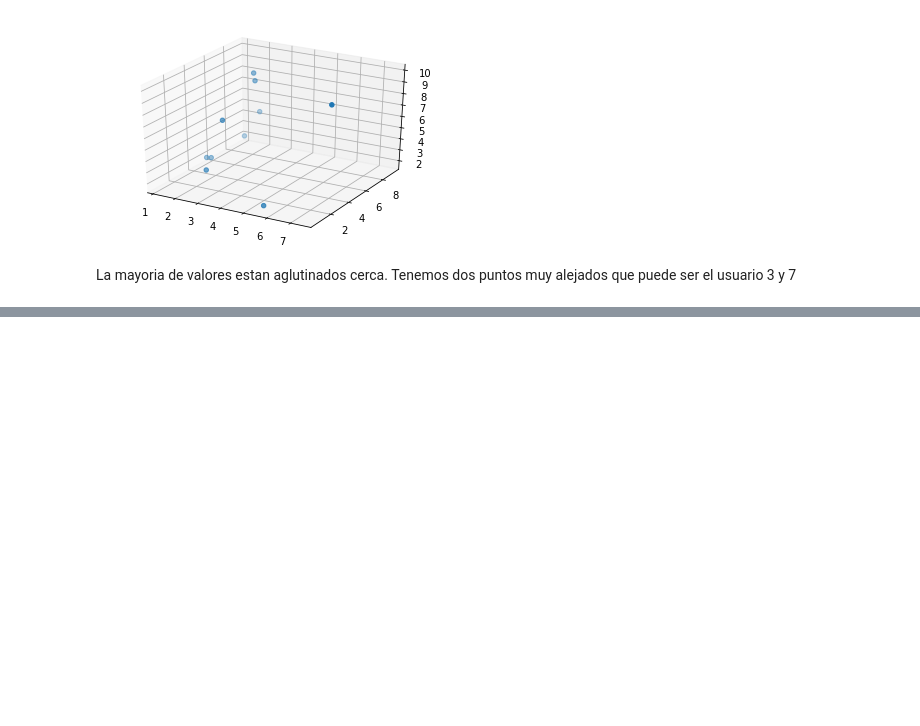
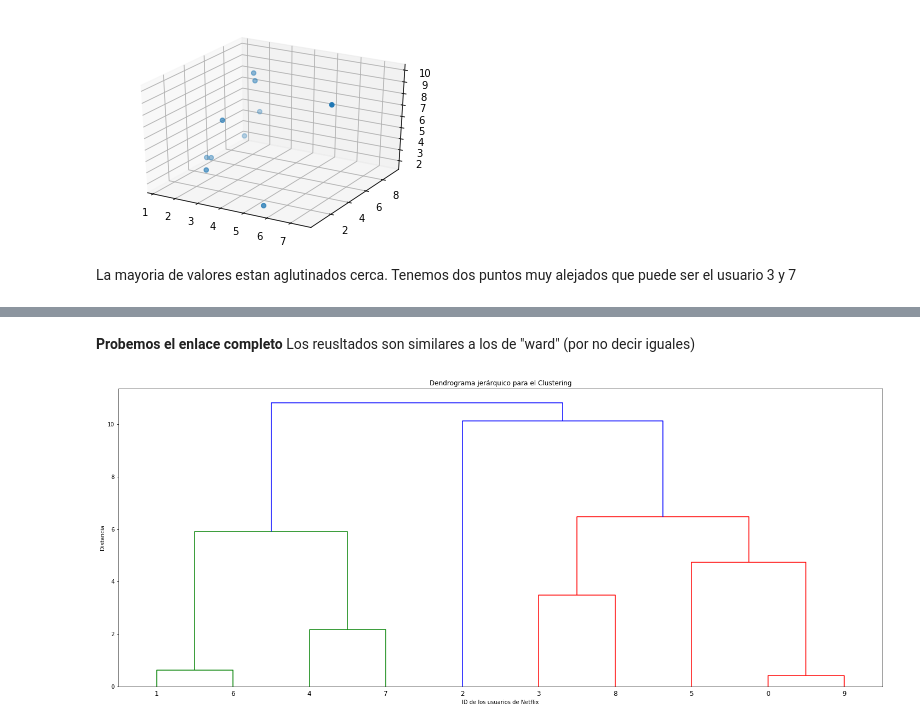
Before and after one commit to Karenahv/python-ml-curso, a Jupyter notebook: notebooks/T6 - 1 - Distancias.ipynb, the cells around one changed output, grey strips where cells are left out. Saved outputs shown, nothing was run; the diff lists cells and outputs as text; code cells hidden in the pictures; blank space fills up the shorter version.

```diff
--- a/notebooks/T6 - 1 - Distancias.ipynb
+++ b/notebooks/T6 - 1 - Distancias.ipynb
@@ -94,0 +445,14 @@ La mayoria de valores estan aglutinados cerca. Tenemos dos puntos muy alejados q
+# %% [markdown]
+**Probemos el enlace completo**
+Los reusltados son similares a los de "ward" (por no decir iguales)
+# %%
+Z = linkage(data[movies], "complete")
+Z
+plt.figure(figsize=(25,10))
+plt.title("Dendrograma jerárquico para el Clustering")
+plt.xlabel("ID de los usuarios de Netflix")
+plt.ylabel("Distancia")
+dendrogram(Z)
+plt.show()
+# %% [output]
+[figure, added]
```
Also changed, not shown: parts of 37 cells of this notebook, 2 other files.
